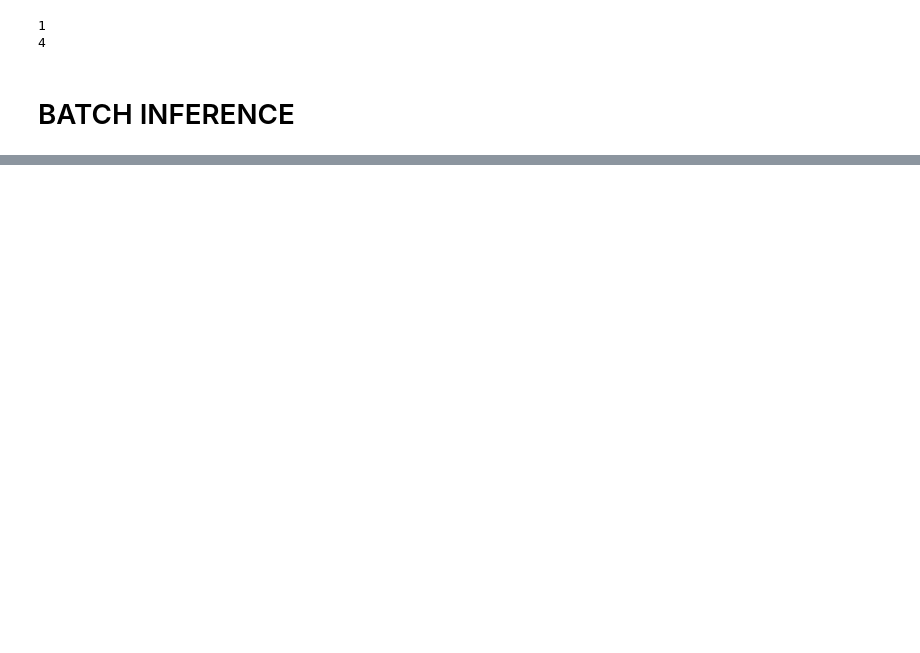
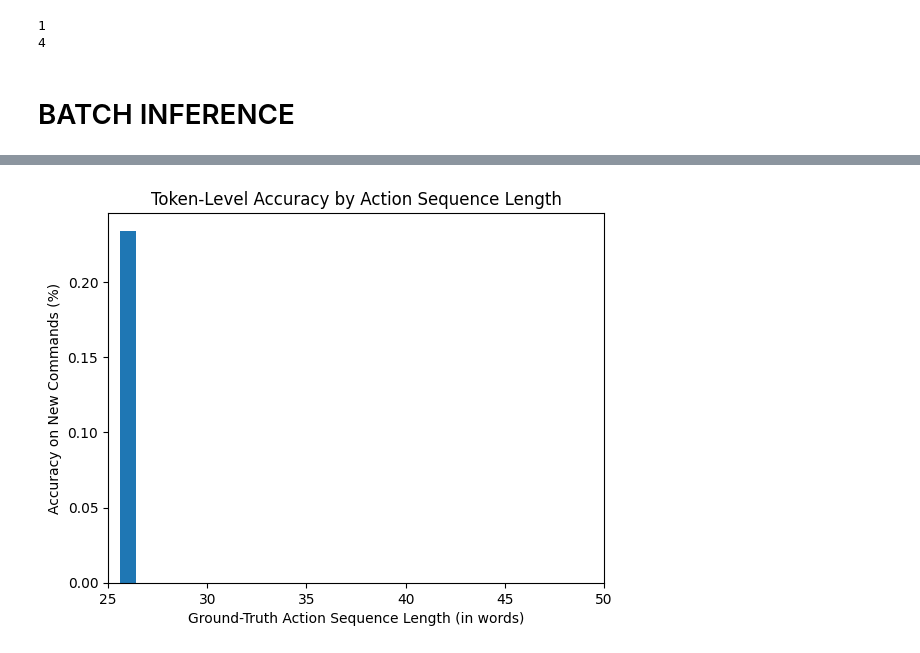
Before and after one commit to bragg13/crispy-fortnight, a Jupyter notebook: experiment2.ipynb, the cells around one changed output, grey strips where cells are left out. Cells and saved outputs as stored; diff of their text form; code cells hidden in the pictures; blank space fills up the shorter version.

```diff
--- a/experiment2.ipynb
+++ b/experiment2.ipynb
@@ -356,0 +401,10 @@ print(sum(avg_seq)/len(avg_seq))
+# %%
+plt.figure(2)
+plt.bar(list(gt_avgs_avg.keys()), list(gt_avgs_avg.values()))
+plt.xlabel("Ground-Truth Action Sequence Length (in words)")
+plt.ylabel("Accuracy on New Commands (%)")
+plt.title("Token-Level Accuracy by Action Sequence Length")
+plt.xticks([25, 30, 35, 40, 45, 50])
+plt.show()
+# %% [output]
+[figure, added]
```
Also changed, not shown: parts of 6 cells of this notebook.
